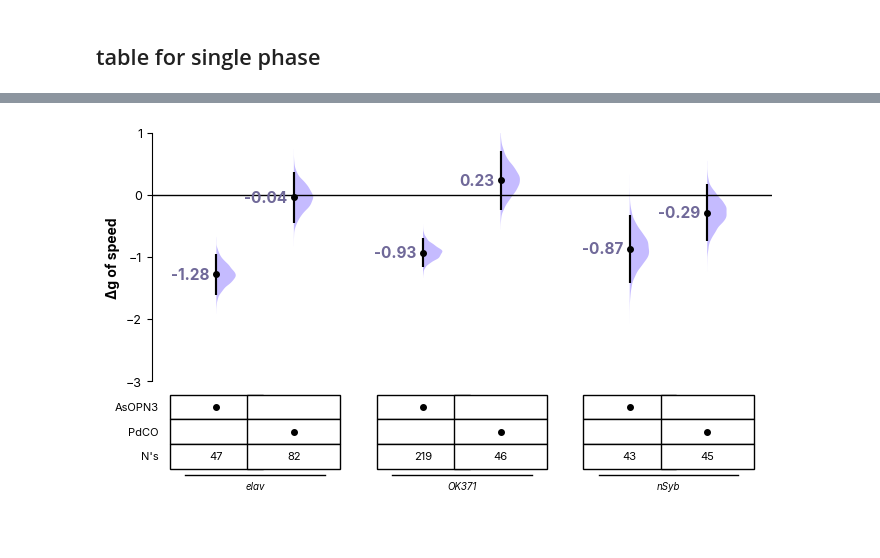
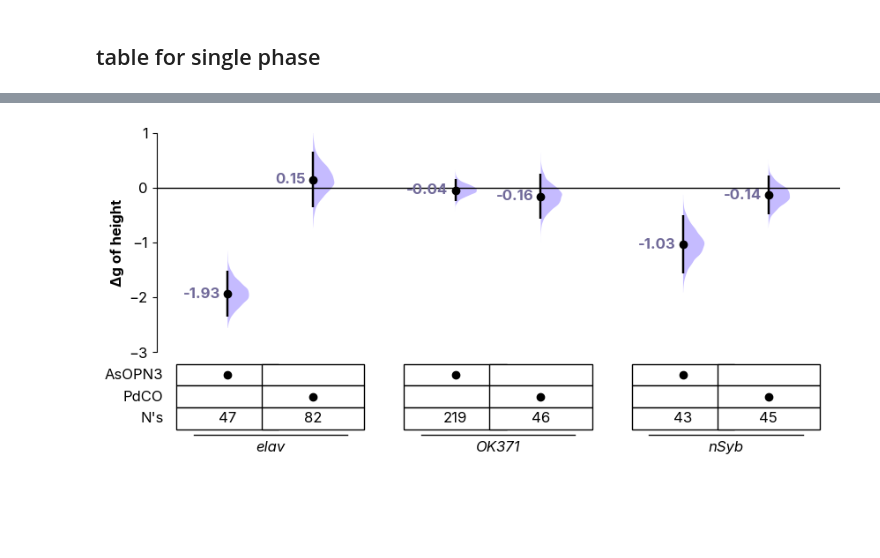
Before and after one commit to lnicole08/deltaG_screen, a Jupyter notebook: AsOPN3_forestplot_vertical_streamlined.ipynb, the cells around one changed output, grey strips where cells are left out. Drawn from its saved outputs; the diff is of its cells as text; code cells hidden in the pictures; blank space fills up the shorter version.

```diff
--- a/AsOPN3_forestplot_vertical_streamlined.ipynb
+++ b/AsOPN3_forestplot_vertical_streamlined.ipynb
@@ -245,13 +245,19 @@ def pergenotypeplotting_hedgesg(openPath, files2, k):
 # %%
 def forestplot_paired_phases_table(metricname_full, singlemeandiff_full, metricname_recovery, singlemeandiff_recovery,
                                    gridkey1=None, gridkey2=None, figsize=(10, 6),
-                                   violin_1_color="#2ECA13", violin_2_color="#727272", ylim=(-5.0, 0)):
+                                   violin_1_color="#2ECA13", violin_2_color="#727272", ylim=(-5.0, 0),
+                                   fontsize=None, markersize=None):
 
     # Scaling
     scale_factor = ((figsize[0] / 10) + (figsize[1] / 6)) / 2
-    fontsize_ylabel, fontsize_tick = int(14 * scale_factor), int(12 * scale_factor)
-    fontsize_value, fontsize_table, fontsize_driver = 9, int(9 * scale_factor), int(9 * scale_factor)
-    fontsize_legend, markersize_dot, markersize_errorbar = int(8 * scale_factor), int(7 * scale_factor), int(6 * scale_factor)
+    fontsize_ylabel = fontsize if fontsize else int(14 * scale_factor)
+    fontsize_tick = fontsize if fontsize else int(12 * scale_factor)
+    fontsize_value = fontsize if fontsize else 9
+    fontsize_table = fontsize if fontsize else int(9 * scale_factor)
+    fontsize_driver = fontsize if fontsize else int(9 * scale_factor)
+    fontsize_legend = fontsize if fontsize else int(8 * scale_factor)
+    markersize_dot = markersize if markersize else int(7 * scale_factor)
+    markersize_errorbar = markersize if markersize else int(6 * scale_factor)
     linewidth_error, linewidth_connect = 2 * scale_factor, 2 * scale_factor
     within_spacing, between_spacing = 1.2, 0.8
 
@@ -354,7 +360,8 @@ for n in lstnamings:
         dfsmd_full.replace("ACR", "GtACR1", regex=True),
         dfmn_recovery.replace("ACR", "GtACR1", regex=True),
         dfsmd_recovery.replace("ACR", "GtACR1", regex=True),
-        "GtACR1", "AsOPN3", figsize=(14,6), violin_1_color="#00AF54", ylim=(-7, 1.0))
+        "GtACR1", "AsOPN3", figsize=(14,6), violin_1_color="#00AF54", ylim=(-7, 1.0),
+        fontsize=None, markersize=None)
 
     mpl.rcParams['svg.fonttype'] = 'none'
     #g_table.savefig(titledpath + "\\ACC Lab Dropbox\\ACC Lab\\Nicole Lee\\eOPN3 manuscript\\Data Compilation\\Together\\images\\forestplot_table_paired_phases_" + n + ".svg", bbox_inches="tight")
@@ -369,7 +371,7 @@ Creating table-based paired phases plot for height...
 # %%
 def forestplot_single_phase_table(metricname_full, singlemeandiff_full, gridkey1=None, gridkey2=None,
                                   figsize=(10, 8), violin_color="#00AF54", ylim=(-4.0, 0),
-                                  ratio=[0.7, 0.3], hspace=0):
+                                  ratio=[0.7, 0.3], hspace=0, fontsize=None, markersize=None):
 
     # Validate ratio
     if len(ratio) != 2 or sum(ratio) + hspace > 1.0 or any(r <= 0 for r in ratio) or hspace < 0:
@@ -378,10 +380,13 @@ def forestplot_single_phase_table(metricname_full, singlemeandiff_full, gridkey1
     # Scaling
     scale_factor = ((figsize[0] / 10) + (figsize[1] / 8)) / 2
     ratio_scale = ratio[1] / 0.3
-    fontsize_ylabel, fontsize_tick = int(14 * scale_factor), int(12 * scale_factor)
-    fontsize_value = 11
-    fontsize_table, fontsize_driver = int(11 * scale_factor * ratio_scale), int(10 * scale_factor * ratio_scale)
-    markersize_dot, markersize_errorbar = int(6 * scale_factor * ratio_scale), int(6 * scale_factor)
+    fontsize_ylabel = fontsize if fontsize else int(14 * scale_factor)
+    fontsize_tick = fontsize if fontsize else int(12 * scale_factor)
+    fontsize_value = fontsize if fontsize else 11
+    fontsize_table = fontsize if fontsize else int(11 * scale_factor * ratio_scale)
+    fontsize_driver = fontsize if fontsize else int(10 * scale_factor * ratio_scale)
+    markersize_dot = markersize if markersize else int(6 * scale_factor * ratio_scale)
+    markersize_errorbar = markersize if markersize else int(6 * scale_factor)
     linewidth_error = 2 * scale_factor
     within_spacing, between_spacing = 1.2, 0.8
 
@@ -459,7 +464,8 @@ for n in lstnamings:
     g_table = forestplot_single_phase_table(
         dfmn_full.replace("ACR", "GtACR1", regex=True),
         dfsmd_full.replace("ACR", "GtACR1", regex=True),
-        "GtACR1", "AsOPN3", figsize=(12,6), violin_color="#0FA334", ylim=(-6, 1.0))
+        "GtACR1", "AsOPN3", figsize=(12,6), violin_color="#0FA334", ylim=(-6, 1.0),
+        fontsize=None, markersize=None)
 
     mpl.rcParams['svg.fonttype'] = 'none'
     #g_table.savefig(specifiedpath + "\\ACC Lab Dropbox\\ACC Lab\\Nicole Lee\\eOPN3 manuscript\\Data Compilation\\Together\\images\\forestplot_table_single_phases_" + n + ".svg", bbox_inches="tight")
@@ -469,24 +473,25 @@ for n in lstnamings:
 # %%
-lstnamings = ['speed']  #height or speed
+lstnamings = ['height']  #height or speed
 
 ##wt comparison
 files_wt = [f'elav x eOPN3 allstats_DARK_FULL.csv', f'elav x PdCO allstats_DARK_FULL.csv',
                 f'OK371 x eOPN3 allstats_DARK_FULL.csv', f'OK371 x PdCO allstats_DARK_FULL.csv',
               f'nSyb x eOPN3 allstats_DARK_FULL.csv', f'nSyb x PdCO allstats_DARK_FULL.csv']
 
 files_full = [f.replace('.csv', '_wtcomparison.csv') for f in files_wt]
 
 for n in lstnamings:
     # Process both phases
     dfmn_full, dfsmd_full = pergenotypeplotting_deltag(openPath, files_full, n)
 
     g_table = forestplot_single_phase_table(
         dfmn_full.replace("ACR", "GtACR1", regex=True),
         dfsmd_full.replace("ACR", "GtACR1", regex=True),
-        "AsOPN3", "PdCO", figsize=(8,6), violin_color="#BBAFFF", ylim=(-3, 1.0), ratio=[0.5, 0.3])
+        "AsOPN3", "PdCO", figsize=(10,6), violin_color="#BBAFFF", ylim=(-3, 1.0), ratio=[0.5, 0.3],
+        fontsize=12, markersize=6)
 
     mpl.rcParams['svg.fonttype'] = 'none'
-    g_table.savefig(specifiedpath + "\\ACC Lab Dropbox\\ACC Lab\\Nicole Lee\\eOPN3 manuscript\\Data Compilation\\Together\\images\\forestplot_PdCO_" + n + ".svg", bbox_inches="tight")
+    #g_table.savefig(specifiedpath + "\\ACC Lab Dropbox\\ACC Lab\\Nicole Lee\\eOPN3 manuscript\\Data Compilation\\Together\\images\\forestplot_PdCO_" + n + ".svg", bbox_inches="tight")
     plt.show()
 # %% [output]
-[figure, old version]
+[figure, new version]
```
Also changed, not shown: parts of 7 cells of this notebook.
